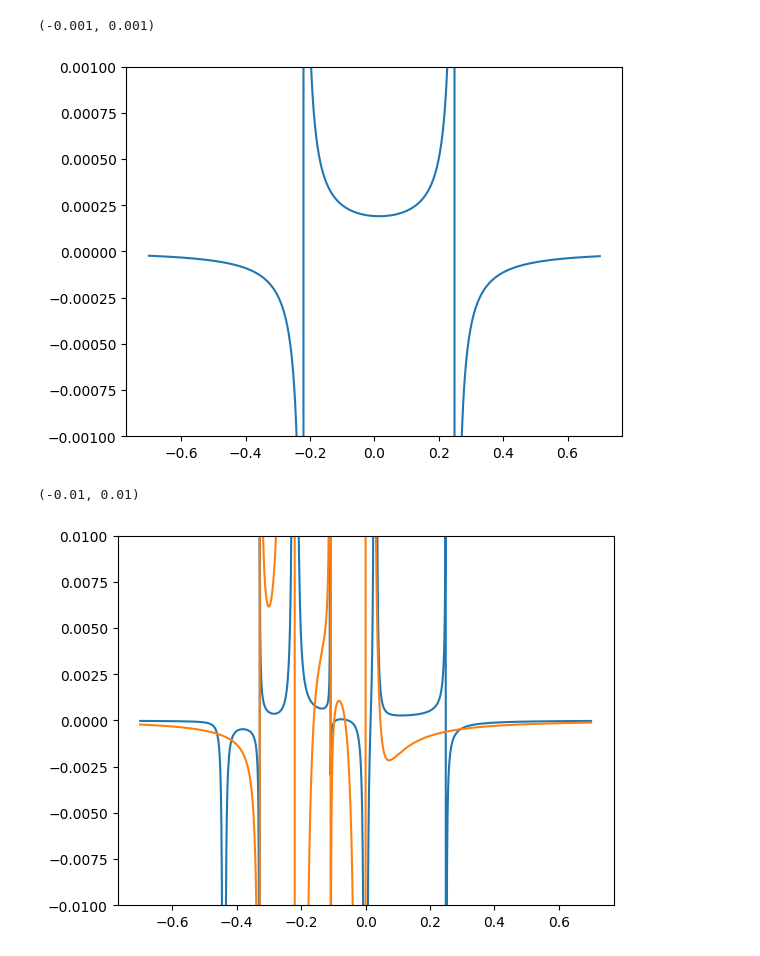
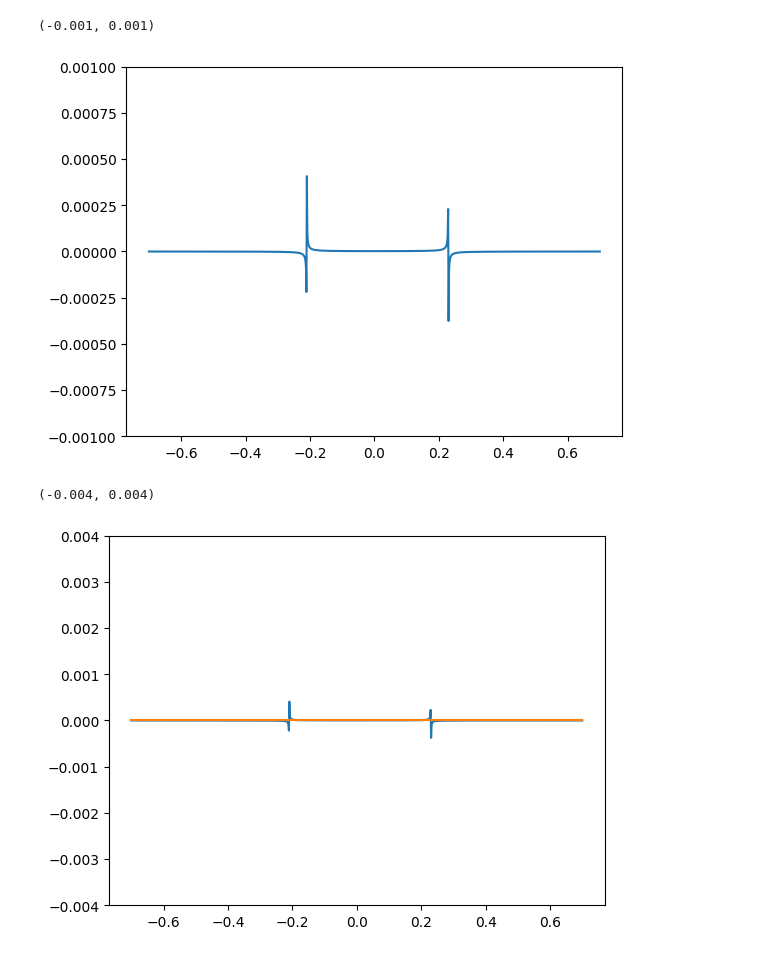
Before and after one commit to rmoretti9/QDAST, a Jupyter notebook: modeling/gates/cross_resonance_strength.ipynb, the cells around one changed output. Drawn from its saved outputs; the diff is of its cells as text; code cells hidden in the pictures.

```diff
--- a/modeling/gates/cross_resonance_strength.ipynb
+++ b/modeling/gates/cross_resonance_strength.ipynb
@@ -10,18 +10,18 @@ def compute_J(g1, g2, w1, w2, wr):
     J = numerator / denominator
     return J
 
-def zz_strength(J, anharm1, anharm2, w1, w2, drive_strength):
+def zz_strength(J, d1, d2, D, W):
     """Based on Gambetta paper."""
-    delta_w1w2 = w1 - w2
-    ZZ_static = - (J**2 * (anharm1 + anharm2)) / ((delta_w1w2 + anharm1) * (anharm2 - delta_w1w2))
-    ZZ_driven = J**2/2/(anharm1 + delta_w1w2)**2 * ( (anharm1**3 - 2*anharm1*delta_w1w2**2 - 2*delta_w1w2**3)/(anharm1*delta_w1w2**2*(anharm2-delta_w1w2))
-          + 1/2*(4*(3*anharm1+delta_w1w2)*(anharm1**2+anharm1*delta_w1w2+delta_w1w2**2)/(delta_w1w2**2*(2*anharm1+delta_w1w2)**2) - 16*delta_w1w2/(3*anharm1**2+8*anharm1*delta_w1w2+4*delta_w1w2**2) )
-          + 2*anharm1/(delta_w1w2*anharm2)
-          - 2*(anharm1+delta_w1w2)/(anharm1+delta_w1w2-anharm2)**2
-          - 2*(anharm1+delta_w1w2)/anharm1/(anharm1+delta_w1w2-anharm2)
+    factor = J**2/2/(d1 + D)**2
+    A = 2*(d1 + D)*(d1 + d2)/(D - d2)
+    B =  ( (d1**3 - 2*d1*D**2 - 2*D**3)/(d1*D**2*(d2-D))
+          + 1/2*(4*(3*d1+D)*(d1**2+d1*D+D**2)/(D**2*(2*d1+D)**2) - 16*D/(3*d1**2+8*d1*D+4*D**2) )
+          + 2*d1/(D*d2)
+          - 2*(d1+D)/(d1+D-d2)**2
+          - 2*(d1+D)/d1/(d1+D-d2)
 
-         )*drive_strength**2
-    return ZZ_static, ZZ_driven
+         )*W**2
+    return factor*A, factor*B
 
 def zx_strength(J, anharm1, w1, w2, drive_strength):
     delta_w1w2 = w1 - w2
@@ -33,16 +33,17 @@ def ix_strength(J, anharm1, w1, w2, drive_strength):
     IX = -J*drive_strength/(delta_w1w2 + anharm1) + delta_w1w2*anharm1*J*drive_strength**3 / (delta_w1w2+anharm1)**3 / (2*delta_w1w2 + anharm1) / (2*delta_w1w2 + 3*anharm1)
     return IX
 # %%
-g1 = 0.10
-g2 = 0.10
-anharm1 = -0.220
-anharm2 = -0.250
-w1 = 5.609
-w2 = 5.109
-wr = 7.5
-drive_strength = 0.07
+g1 = 0.03
+g2 = 0.04
+anharm1 = -0.23
+anharm2 = -0.21
+w1 = 4.5
+w2 = 4.1
+wr = 7
+drive_strength = 0.0
 J = compute_J(g1, g2, w1, w2, wr)
-zz_stat, zz_drive = zz_strength(J, anharm1, anharm2, w1, w2, drive_strength)
+D = w1 - w2
+zz_stat, zz_drive = zz_strength(J, anharm1, anharm2, D, drive_strength)
 zz_tot = zz_stat + zz_drive
 zx_str = zx_strength(J, anharm1, w1, w2, drive_strength)
 quantum_crosstalk = ix_strength(J, anharm1, w1, w2, drive_strength)
@@ -63,4 +64,6 @@ quantum_crosstalk =  0.0012145088648373007
 # %%
 Delta = np.linspace(-0.7,0.7, 1000)
-zz_stat, zz_drive = zz_strength(J, anharm1, anharm2, w1, w1 + Delta, drive_strength)
+zz_stat, zz_drive = zz_strength(J, anharm1, anharm2, Delta, drive_strength)
 zx = zx_strength(J, anharm1, w1, w1 + Delta, drive_strength)
+plt.plot(Delta, zz_stat)
+plt.ylim([-1e-3, 1e-3])
@@ -69,14 +75,14 @@ plt.plot(Delta, zz_stat)
 plt.ylim([-1e-3, 1e-3])
 # %% [output]
 (-0.001, 0.001)
-[figure, old version]
+[figure, new version]
 # %%
 plt.plot(Delta,  zz_stat + zz_drive)
 plt.plot(Delta, zx)
-plt.ylim([-1e-2, 1e-2])
+plt.ylim([-4e-3, 4e-3])
 # %% [output]
-(-0.01, 0.01)
+(-0.004, 0.004)
-[figure, old version]
+[figure, new version]
 # %%
 plt.plot(Delta, (zz_stat + zz_drive)/zx)
 plt.ylim([-1, 1])
```
Also changed, not shown: parts of 3 cells of this notebook, 9 other files.
